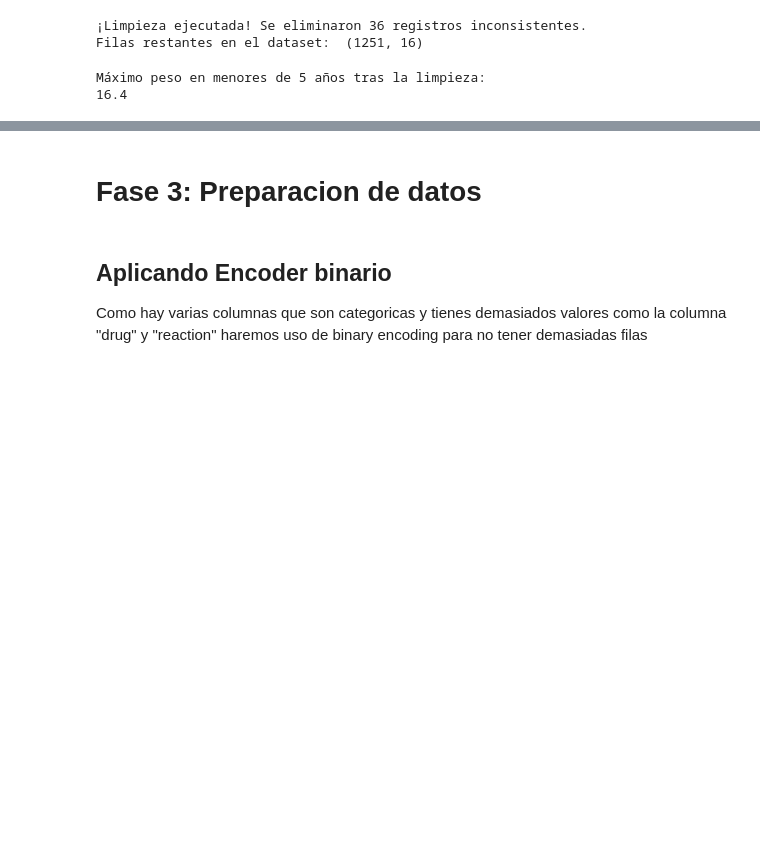
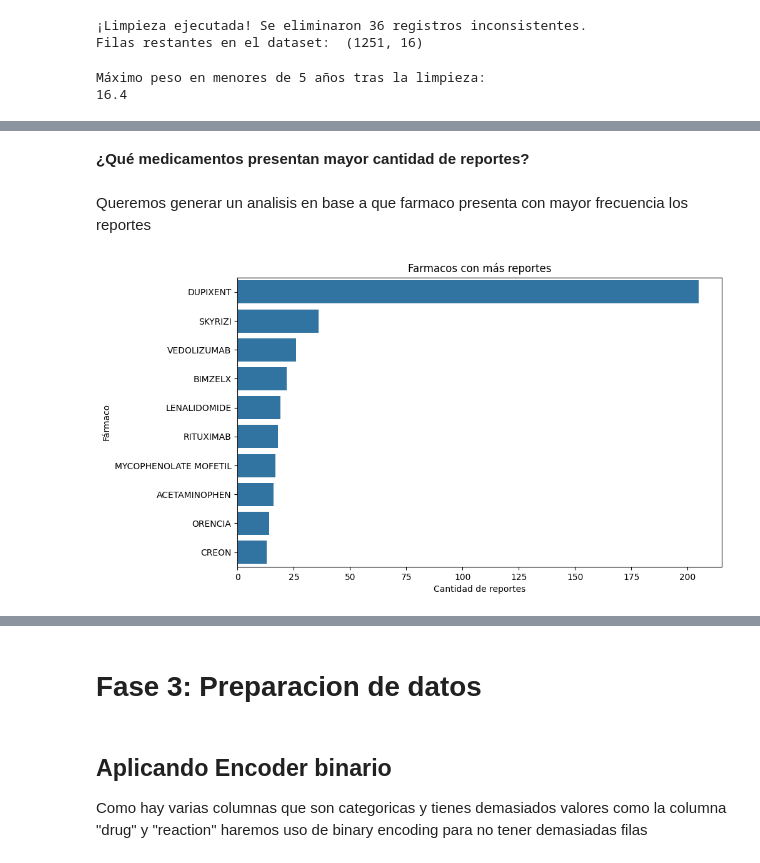
Before and after one commit to Ruhtenio/Mineria_Datos002D, a Jupyter notebook: Eventos_adversos_FDA.ipynb, the cells around one changed output, grey strips where cells are left out. Drawn from its saved outputs; the diff is of its cells as text; code cells hidden in the pictures; blank space fills up the shorter version.

```diff
--- a/Eventos_adversos_FDA.ipynb
+++ b/Eventos_adversos_FDA.ipynb
@@ -437,0 +465,20 @@ Aca haremos un pequeño para sacar algunas conclusiones exploratorias antes de c
+# %% [markdown]
+**¿Qué medicamentos presentan mayor cantidad de reportes?**
+# %% [markdown]
+Queremos generar un analisis en base a que farmaco presenta con mayor frecuencia los reportes
+# %%
+### Contamos la frecuencia de cada medicamento
+top_drugs = df2['drug'].value_counts().head(10)
+
+### Gráfico horizontal
+plt.figure(figsize=(10,6))
+ax = sns.barplot(x=top_drugs.values, y=top_drugs.index)
+
+### Personalización
+plt.title("Farmacos con más reportes")
+plt.xlabel("Cantidad de reportes")
+plt.ylabel("Fármaco")
+
+plt.show()
+# %% [output]
+[figure, added]
```
Also changed, not shown: parts of 21 cells of this notebook.
